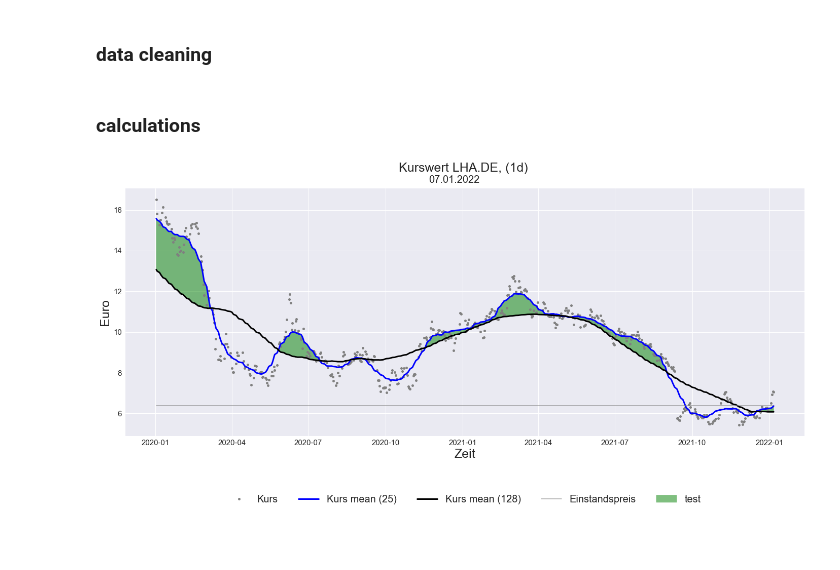
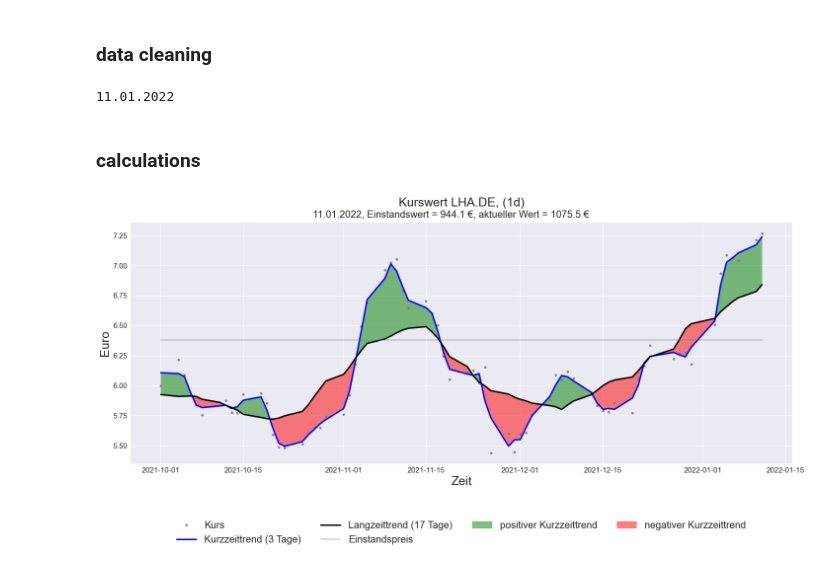
Before and after one commit to GarunWindtotem/Aktien, a Jupyter notebook: Query-Yahoo.ipynb, the cells around one changed output. Drawn from its saved outputs; the diff is of its cells as text; code cells hidden in the pictures; blank space fills up the shorter version.

```diff
--- a/Query-Yahoo.ipynb
+++ b/Query-Yahoo.ipynb
@@ -16,11 +11,10 @@ print(today)
 # rolling_window2 = 100
 
 aktie = 'LHA.DE'
+n_aktie = 148
+EP_Aktie = 6.379
 
 ### YYYY, M, D, h, s
-period1 = int(time.mktime(datetime.datetime(2020, 1, 1, 23, 59).timetuple()))
-period2 = int(time.mktime(datetime.datetime(2022, 1, 6, 23, 59).timetuple()))
+period1 = int(time.mktime(datetime.datetime(2021, 10, 1, 23, 59).timetuple()))
+period2 = int(time.mktime(datetime.datetime(2022, 12, 30, 23, 59).timetuple()))
 interval = '1d' # 1d, 1wk, 1m
-
-print(period1)
-print(period2)
@@ -50,17 +41,29 @@ df = pd.read_csv(query_string)
 # %% [markdown]
 ### calculations
 # %%
+
 df['Kurs'] = (1/2)*( df["Low"]+df["High"] )
+
+
+length = len(df["Kurs"])
+rolling_window1 = int(length*0.05)
+rolling_window2 = int(length*0.25)
+
+print(length)
+print(rolling_window1)
+print(rolling_window2)
+print(period1)
+print(period2)
+
 df['Kurs_mean_1'] = df['Kurs'].rolling(window=rolling_window1, min_periods=1, center=True).mean()
 df['Kurs_mean_2'] = df['Kurs'].rolling(window=rolling_window2, min_periods=1, center=True).mean()
 
-df['Einstandspreis'] = 6.379
+df['Einstandspreis'] = EP_Aktie
 
 df["Steigung"] = 1
 
 
 
-
 df = df.drop(columns=['Open', 'High', 'Low', 'Close', 'Adj Close'])
 df
 # %% [output]
@@ -145,7 +129,12 @@ print(rolling_window2)
 # from datetime import datetime, timedelta
 from datetime import date
 
+today = date.today().strftime("%d.%m.%Y")
+print(today)
+
 df['Date'] = pd.to_datetime(df.Date, utc=True)
+# %% [output]
+11.01.2022
 # %% [markdown]
 ### calculations
 # %%
@@ -159,44 +148,44 @@ plt.plot(df["Date"], df["Kurs"], marker='.', linestyle='',
 
 
 plt.plot(df["Date"], df["Kurs_mean_1"], marker='', linestyle='-',
-        color="blue", linewidth=3, label = f'Kurs mean ({rolling_window1})', markersize=10)
+        color="blue", linewidth=3, label = f'Kurzzeittrend ({rolling_window1} Tage)', markersize=10)
 
 plt.plot(df["Date"], df["Kurs_mean_2"], marker='', linestyle='-',
-        color="black", linewidth=3, label = f'Kurs mean ({rolling_window2})', markersize=10)
+        color="black", linewidth=3, label = f'Langzeittrend ({rolling_window2} Tage)', markersize=10)
 
 
 plt.fill_between(df["Date"], df["Kurs_mean_1"], df["Kurs_mean_2"], color='green', alpha=0.5,
-                 label=f'test',  where=(df["Kurs_mean_1"] > df["Kurs_mean_2"]))
+                 label=f'positiver Kurzzeittrend', interpolate=True,  where=(df["Kurs_mean_1"] > df["Kurs_mean_2"]))
 
-# plt.fill_between(df["Date"], df["Kurs_mean_1"], df["Kurs_mean_2"], color='red', alpha=0.5,
-#                  label=f'test',  where=(df["Steigung"] >= 0))
+plt.fill_between(df["Date"], df["Kurs_mean_1"], df["Kurs_mean_2"], color='red', alpha=0.5,
+                 label=f'negativer Kurzzeittrend', interpolate=True, where=(df["Kurs_mean_1"] < df["Kurs_mean_2"]))
 
 # Einstandspreis
 plt.plot(df["Date"], df["Einstandspreis"], marker='', linestyle='-', alpha = 0.7,
         color="grey", linewidth=1.5, label = f'Einstandspreis', markersize=10)
 
 
 # Legende
 plt.legend(loc='upper center',
            bbox_to_anchor=(0.5, -0.2),
            fancybox=True,
            shadow=True,
-           ncol=5,
+           ncol=4,
            fontsize=20)
 
 # Titel
-plt.title(f'Kurswert {aktie}, ({interval}) \n', fontsize=25)
-plt.suptitle(f'{today}', fontsize=20, y=0.92)
+plt.title(f'Kurswert {aktie}, ({interval})\n', fontsize=25)
+plt.suptitle(f'{today}, Einstandswert = {Einstandswert} €, aktueller Wert = {aktueller_Wert} €', fontsize=20, y=0.92)
 
 # Schriftgrößen x und y achsenwerte
 plt.xticks(fontsize=15, rotation=0)
 plt.yticks(fontsize=15)
 
 plt.ylabel("Euro", fontsize=25)
 plt.xlabel("Zeit", fontsize=25)
 
 
 plt.savefig(f'D:\\Github\\Aktien\\Output\\{aktie}.png', dpi=300, bbox_inches='tight')
 # %% [output]
-[figure, old version]
+[figure, new version]
 # %%
```
Also changed, not shown: parts of 11 cells of this notebook, 4 other files.
